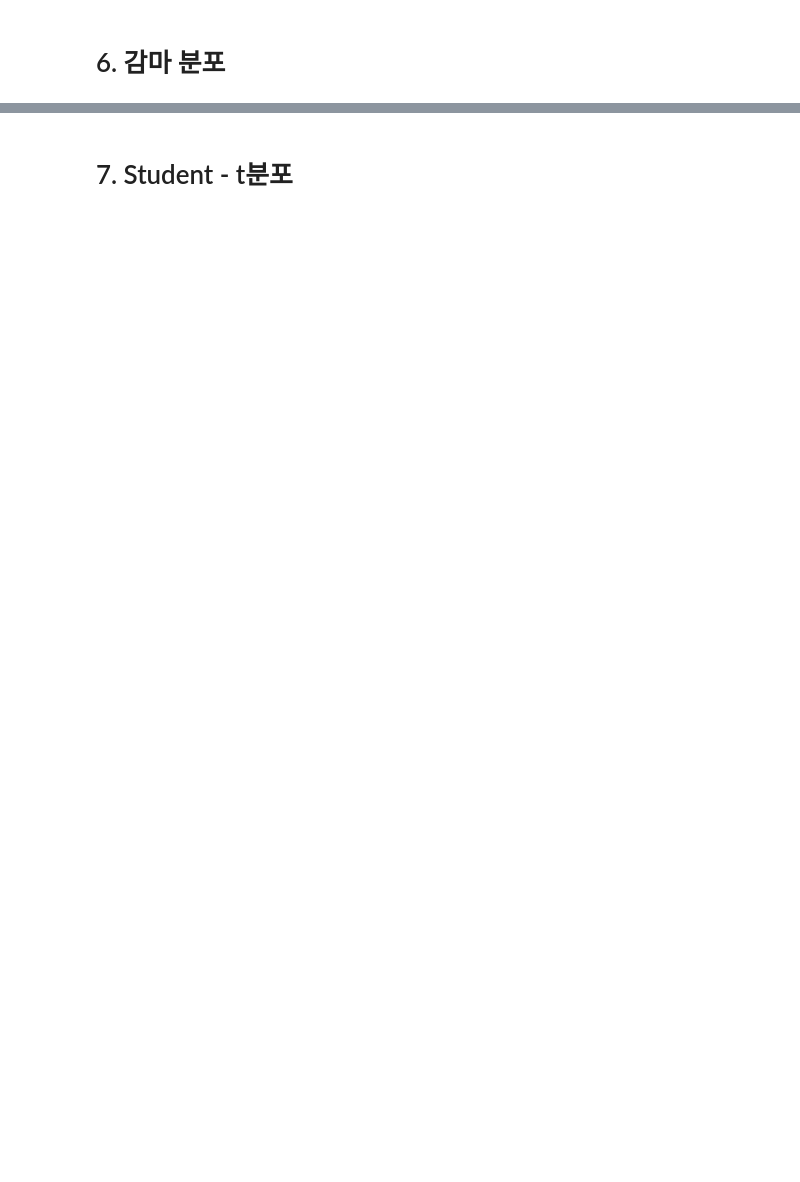
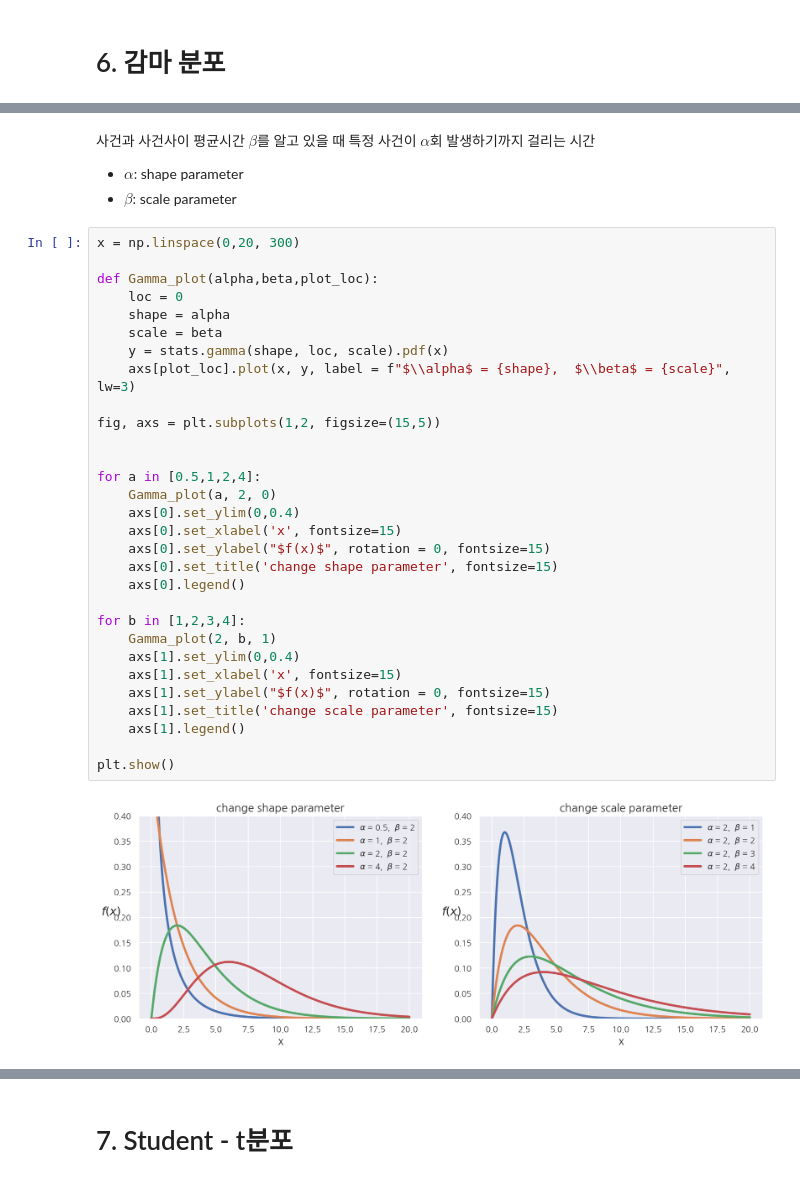
Before and after one commit to Romg2/Python_Study_Statistic, a Jupyter notebook: 01. 확률분포.ipynb, the cells around one changed output, grey strips where cells are left out. Drawn from its saved outputs; the diff is of its cells as text; blank space fills up the shorter version.

```diff
--- a/01. 확률분포.ipynb
+++ b/01. 확률분포.ipynb
@@ -287,0 +301,36 @@ $
+# %% [markdown]
+사건과 사건사이 평균시간 $\beta$를 알고 있을 때 특정 사건이 $\alpha$회 발생하기까지 걸리는 시간
+- $\alpha$: shape parameter
+- $\beta$: scale parameter
+# %%
+x = np.linspace(0,20, 300)
+
+def Gamma_plot(alpha,beta,plot_loc):
+    loc = 0
+    shape = alpha
+    scale = beta
+    y = stats.gamma(shape, loc, scale).pdf(x)
+    axs[plot_loc].plot(x, y, label = f"$\\alpha$ = {shape},  $\\beta$ = {scale}", lw=3)
+
+fig, axs = plt.subplots(1,2, figsize=(15,5))
+
+
+for a in [0.5,1,2,4]:
+    Gamma_plot(a, 2, 0)
+    axs[0].set_ylim(0,0.4)
+    axs[0].set_xlabel('x', fontsize=15)
+    axs[0].set_ylabel("$f(x)$", rotation = 0, fontsize=15)
+    axs[0].set_title('change shape parameter', fontsize=15)
+    axs[0].legend()
+
+for b in [1,2,3,4]:
+    Gamma_plot(2, b, 1)
+    axs[1].set_ylim(0,0.4)
+    axs[1].set_xlabel('x', fontsize=15)
+    axs[1].set_ylabel("$f(x)$", rotation = 0, fontsize=15)
+    axs[1].set_title('change scale parameter', fontsize=15)
+    axs[1].legend()
+
+plt.show()
+# %% [output]
+[figure, added]
```
Also changed, not shown: parts of 14 cells of this notebook.
